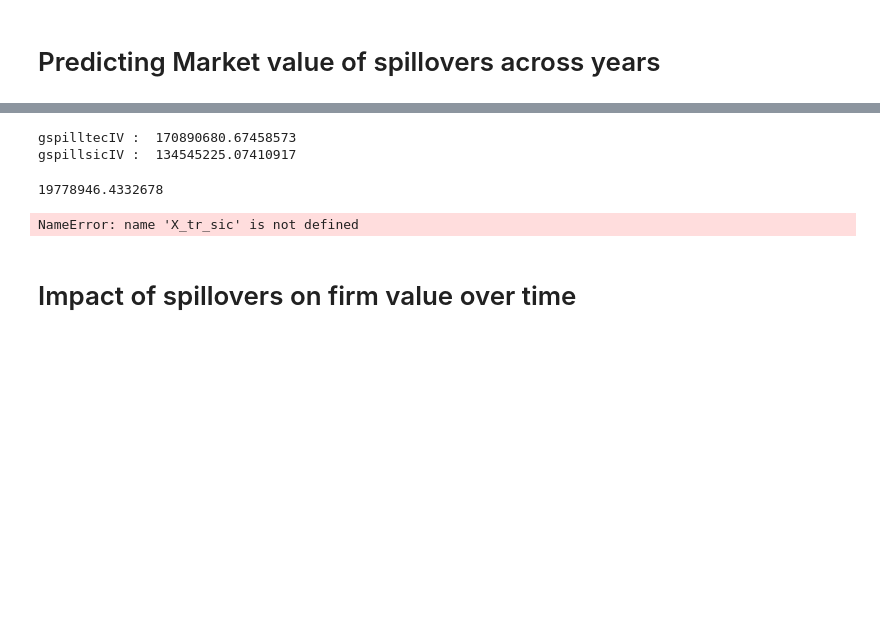
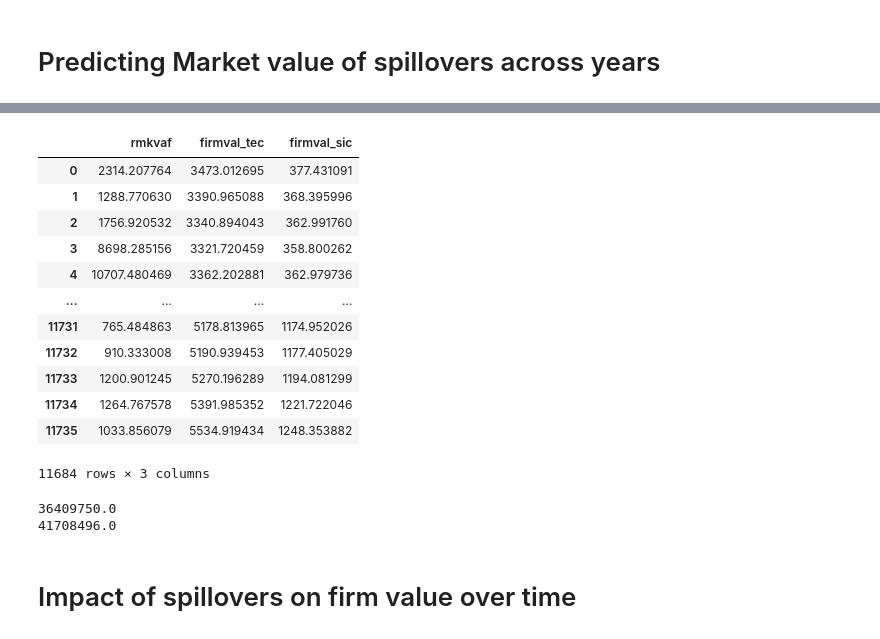
Before and after one commit to MartinMcFarlane/ECO2425-Causal-ML, a Jupyter notebook: Spillovers Project.ipynb, the cells around one changed output, grey strips where cells are left out. Saved outputs shown, nothing was run; the diff lists cells and outputs as text; code cells hidden in the pictures; blank space fills up the shorter version.

```diff
--- a/Spillovers Project.ipynb
+++ b/Spillovers Project.ipynb
@@ -730,9 +686,0 @@ def bag_predict(var_nm) :
-# %%
-bag_predict(names)
-# %% [output]
-gspilltecIV :  170890680.67458573
-gspillsicIV :  134545225.07410917
-# %%
-rf_mse
-# %% [output]
-19778946.4332678
@@ -756,9 +694,28 @@ two_layers = [
+# %%
+df[['rmkvaf','firmval_tec','firmval_sic']]
+# %% [output]
+|  | rmkvaf | firmval_tec | firmval_sic |
+| 0 | 2314.207764 | 3473.012695 | 377.431091 |
+| 1 | 1288.770630 | 3390.965088 | 368.395996 |
+| 2 | 1756.920532 | 3340.894043 | 362.991760 |
+| 3 | 8698.285156 | 3321.720459 | 358.800262 |
+| 4 | 10707.480469 | 3362.202881 | 362.979736 |
+| ... | ... | ... | ... |
+| 11731 | 765.484863 | 5178.813965 | 1174.952026 |
+| 11732 | 910.333008 | 5190.939453 | 1177.405029 |
+| 11733 | 1200.901245 | 5270.196289 | 1194.081299 |
+| 11734 | 1264.767578 | 5391.985352 | 1221.722046 |
+| 11735 | 1033.856079 | 5534.919434 | 1248.353882 |
+11684 rows × 3 columns
 # %%
+print(df['rmkvaf'].sum())
+print(df['firmval_tec'].sum())
 # Generate predictions for each firm
 
 # Aggregate across years
 # %% [output]
-NameError: name 'X_tr_sic' is not defined
+36409750.0
+41708496.0
 # %% [markdown]
 # Impact of spillovers on firm value over time
 # %%
```
Also changed, not shown: parts of 24 cells of this notebook.
